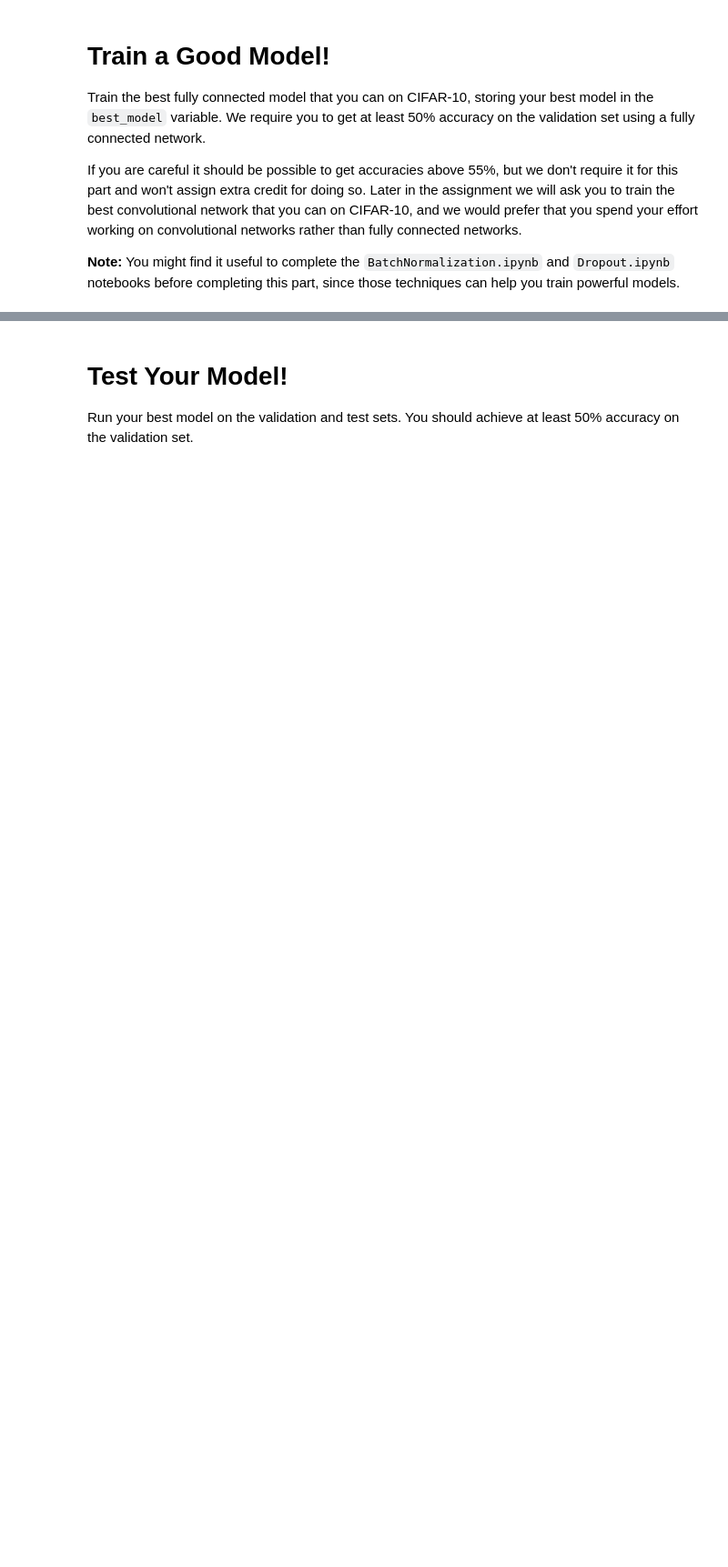
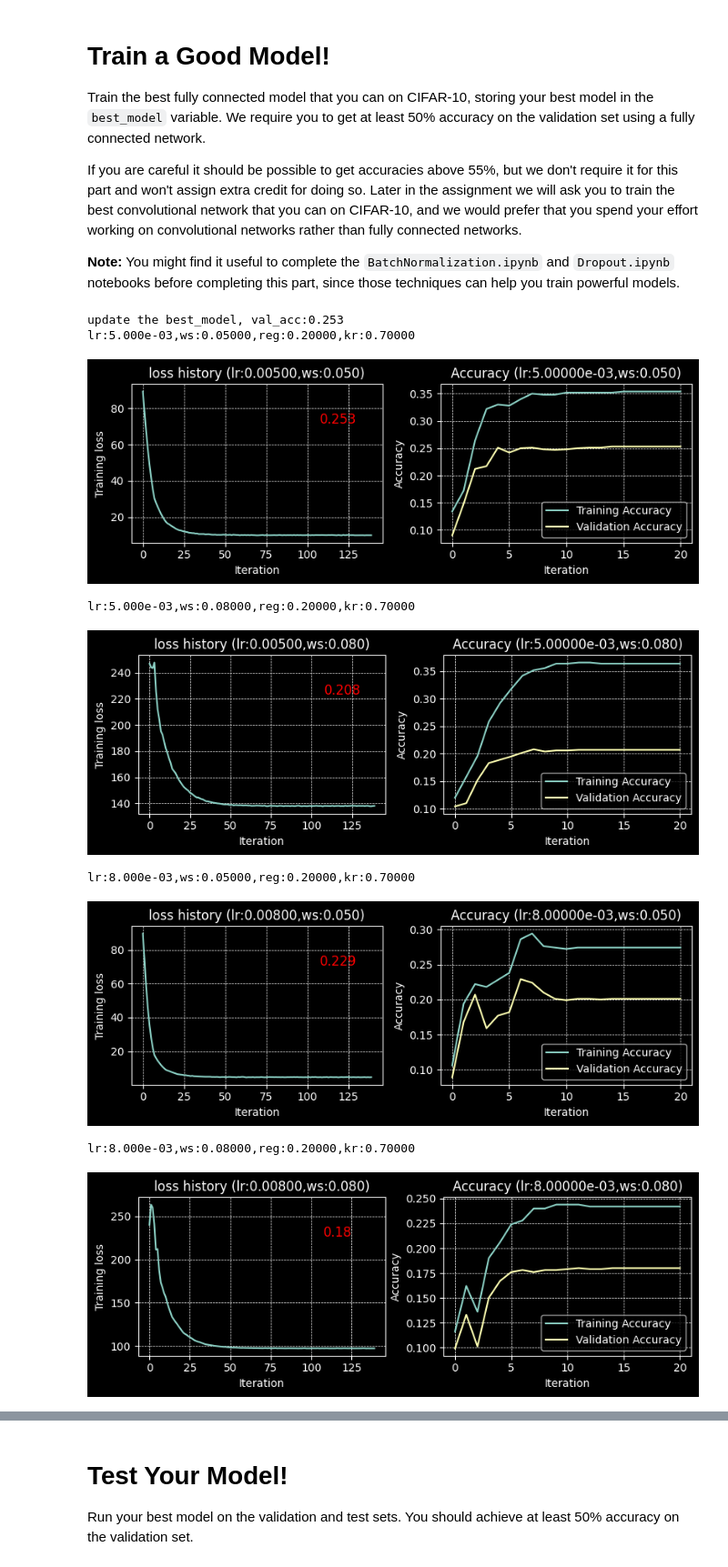
Before and after one commit to Visytudz/cs231n-sp23, a Jupyter notebook: assignment2/FullyConnectedNets.ipynb, the cells around one changed output, grey strips where cells are left out. Shown at 91% size. Cells and saved outputs as stored; diff of their text form; code cells hidden in the pictures; blank space fills up the shorter version.

```diff
--- a/assignment2/FullyConnectedNets.ipynb
+++ b/assignment2/FullyConnectedNets.ipynb
@@ -460,0 +661,71 @@ pass
+# %%
+best_model = None
+best_val_acc = 0
+best_params = {}
+# %%
+################################################################################
+# TODO: Train the best FullyConnectedNet that you can on CIFAR-10. You might   #
+# find batch/layer normalization and dropout useful. Store your best model in  #
+# the best_model variable.                                                     #
+################################################################################
+# *****START OF YOUR CODE (DO NOT DELETE/MODIFY THIS LINE)*****
+
+plt.rcParams["figure.figsize"] = (8, 3)
+num_train = 500
+small_data = {
+    "X_train": data["X_train"][:num_train],
+    "y_train": data["y_train"][:num_train],
+    "X_val": data["X_val"],
+    "y_val": data["y_val"],
+}
+
+weight_scale = [0.05,0.08]  # Experiment with this!
+learning_rate = [5e-3,8e-3]  # Experiment with this!
+reg,kr = (0.2,0.7)
+for lr, ws in [(lr, ws) for lr in learning_rate for ws in weight_scale]:
+# for i in range(10):
+#     lr = 10 ** np.random.uniform(-4, -2)  # learning rate
+#     ws = 10 ** np.random.uniform(-2, -1.5)  # weight scale
+#     reg = 10 ** np.random.uniform(-3, 0)  # reguarization
+#     kr = np.random.uniform(0.7, 0.9)  # dropout keep ratio
+    model = FullyConnectedNet(
+        [100] * 5,
+        weight_scale=ws,
+        dtype=np.float64,
+        reg=reg,
+        dropout_keep_ratio=kr,
+        # normalization="batchnorm",
+    )
+    solver = Solver(
+        model,
+        small_data,
+        print_every=10,
+        num_epochs=20,
+        batch_size=64,
+        update_rule="adam",
+        optim_config={"learning_rate": lr},
+        verbose=False,
+        early_stopping=100,
+        lr_decay=0.5,
+    )
+    solver.train()
+    if solver.best_val_acc > best_val_acc:
+        best_val_acc = solver.best_val_acc
+        best_params = {"lr": lr, "ws": ws, "reg": reg, "kr": kr}
+        print(f"update the best_model, val_acc:{best_val_acc}")
+    draw_process(solver, lr, ws, reg, kr)
+
+# *****END OF YOUR CODE (DO NOT DELETE/MODIFY THIS LINE)*****
+################################################################################
+#                              END OF YOUR CODE                                #
+################################################################################
+# %% [output]
+update the best_model, val_acc:0.253
+lr:5.000e-03,ws:0.05000,reg:0.20000,kr:0.70000
+[figure, added]
+lr:5.000e-03,ws:0.08000,reg:0.20000,kr:0.70000
+[figure, added]
+lr:8.000e-03,ws:0.05000,reg:0.20000,kr:0.70000
+[figure, added]
+lr:8.000e-03,ws:0.08000,reg:0.20000,kr:0.70000
+[figure, added]
```
Also changed, not shown: parts of 14 cells of this notebook, 3 other files.
